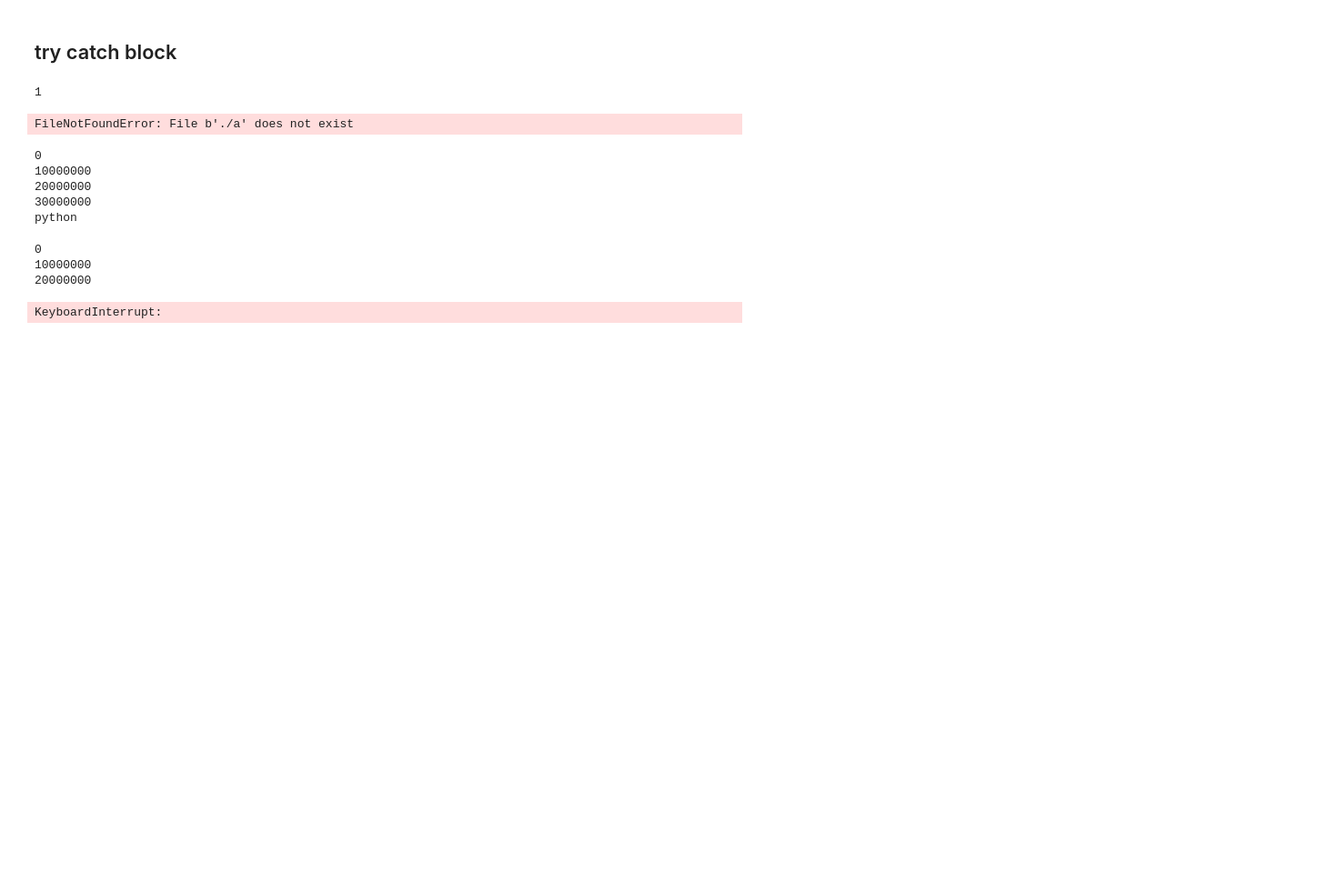
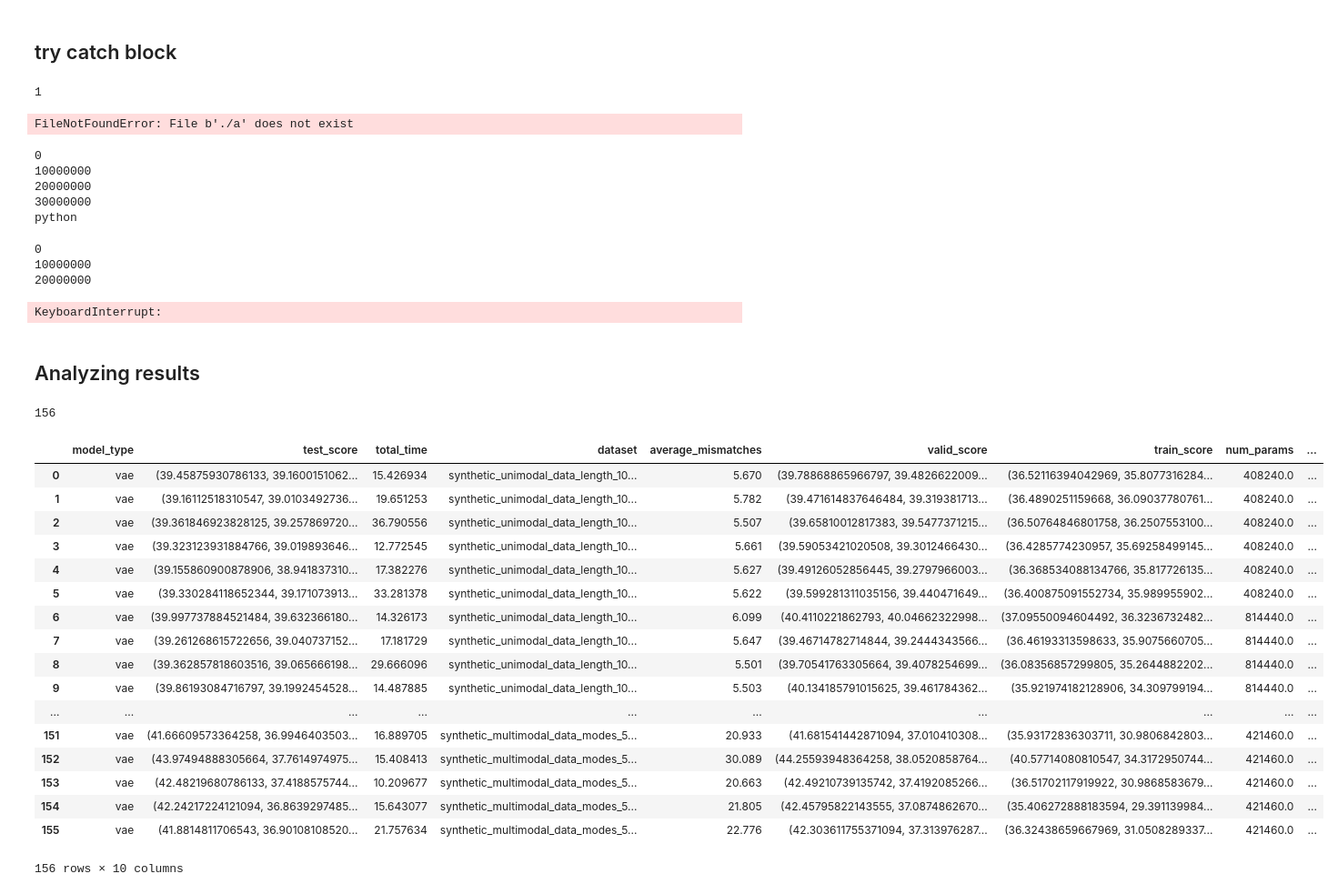
Before and after one commit to j316chuck/generative-model-experiments, a Jupyter notebook: random_experiments.ipynb, the cells around one changed output. Shown at 91% size. Saved outputs shown, nothing was run; the diff lists cells and outputs as text; code cells hidden in the pictures; blank space fills up the shorter version.

Commit message:
done with log results

```diff
--- a/random_experiments.ipynb
+++ b/random_experiments.ipynb
@@ -779,3 +779,33 @@ except Exception as e:
 10000000
 20000000
 KeyboardInterrupt:
+# %% [markdown]
+## Analyzing results
+# %%
+hmm_df = pd.read_csv("./logs/optimized_results/hmm_grid_search_datasets_sample_std_out.csv")
+rnn_df = pd.read_csv('./logs/optimized_results/rnn_grid_search_datasets_sample_std_out.csv')
+vae_df = pd.read_csv("./logs/optimized_results/vae_grid_search_datasets_sample_std_out.csv")
+# %%
+vae_df = vae_df.iloc[0:156, :]
+print(len(vae_df))
+vae_df
+# %% [output]
+156
+|  | model_type | test_score | total_time | dataset | average_mismatches | valid_score | train_score | num_params | ... |
+| 0 | vae | (39.45875930786133, 39.1600151062... | 15.426934 | synthetic_unimodal_data_length_10... | 5.670 | (39.78868865966797, 39.4826622009... | (36.52116394042969, 35.8077316284... | 408240.0 | ... |
+| 1 | vae | (39.16112518310547, 39.0103492736... | 19.651253 | synthetic_unimodal_data_length_10... | 5.782 | (39.471614837646484, 39.319381713... | (36.4890251159668, 36.09037780761... | 408240.0 | ... |
+| 2 | vae | (39.361846923828125, 39.257869720... | 36.790556 | synthetic_unimodal_data_length_10... | 5.507 | (39.65810012817383, 39.5477371215... | (36.50764846801758, 36.2507553100... | 408240.0 | ... |
+| 3 | vae | (39.323123931884766, 39.019893646... | 12.772545 | synthetic_unimodal_data_length_10... | 5.661 | (39.59053421020508, 39.3012466430... | (36.4285774230957, 35.69258499145... | 408240.0 | ... |
+| 4 | vae | (39.155860900878906, 38.941837310... | 17.382276 | synthetic_unimodal_data_length_10... | 5.627 | (39.49126052856445, 39.2797966003... | (36.368534088134766, 35.817726135... | 408240.0 | ... |
+| 5 | vae | (39.330284118652344, 39.171073913... | 33.281378 | synthetic_unimodal_data_length_10... | 5.622 | (39.599281311035156, 39.440471649... | (36.400875091552734, 35.989955902... | 408240.0 | ... |
+| 6 | vae | (39.997737884521484, 39.632366180... | 14.326173 | synthetic_unimodal_data_length_10... | 6.099 | (40.4110221862793, 40.04662322998... | (37.09550094604492, 36.3236732482... | 814440.0 | ... |
+| 7 | vae | (39.261268615722656, 39.040737152... | 17.181729 | synthetic_unimodal_data_length_10... | 5.647 | (39.46714782714844, 39.2444343566... | (36.46193313598633, 35.9075660705... | 814440.0 | ... |
+| 8 | vae | (39.362857818603516, 39.065666198... | 29.666096 | synthetic_unimodal_data_length_10... | 5.501 | (39.70541763305664, 39.4078254699... | (36.08356857299805, 35.2644882202... | 814440.0 | ... |
+| 9 | vae | (39.86193084716797, 39.1992454528... | 14.487885 | synthetic_unimodal_data_length_10... | 5.503 | (40.134185791015625, 39.461784362... | (35.921974182128906, 34.309799194... | 814440.0 | ... |
+| ... | ... | ... | ... | ... | ... | ... | ... | ... | ... |
+| 151 | vae | (41.66609573364258, 36.9946403503... | 16.889705 | synthetic_multimodal_data_modes_5... | 20.933 | (41.681541442871094, 37.010410308... | (35.93172836303711, 30.9806842803... | 421460.0 | ... |
+| 152 | vae | (43.97494888305664, 37.7614974975... | 15.408413 | synthetic_multimodal_data_modes_5... | 30.089 | (44.25593948364258, 38.0520858764... | (40.57714080810547, 34.3172950744... | 421460.0 | ... |
+| 153 | vae | (42.48219680786133, 37.4188575744... | 10.209677 | synthetic_multimodal_data_modes_5... | 20.663 | (42.49210739135742, 37.4192085266... | (36.51702117919922, 30.9868583679... | 421460.0 | ... |
+| 154 | vae | (42.24217224121094, 36.8639297485... | 15.643077 | synthetic_multimodal_data_modes_5... | 21.805 | (42.45795822143555, 37.0874862670... | (35.406272888183594, 29.391139984... | 421460.0 | ... |
+| 155 | vae | (41.8814811706543, 36.90108108520... | 21.757634 | synthetic_multimodal_data_modes_5... | 22.776 | (42.303611755371094, 37.313976287... | (36.32438659667969, 31.0508289337... | 421460.0 | ... |
+156 rows × 10 columns
```
Also changed, not shown: parts of 14 cells of this notebook, 20 other files.
